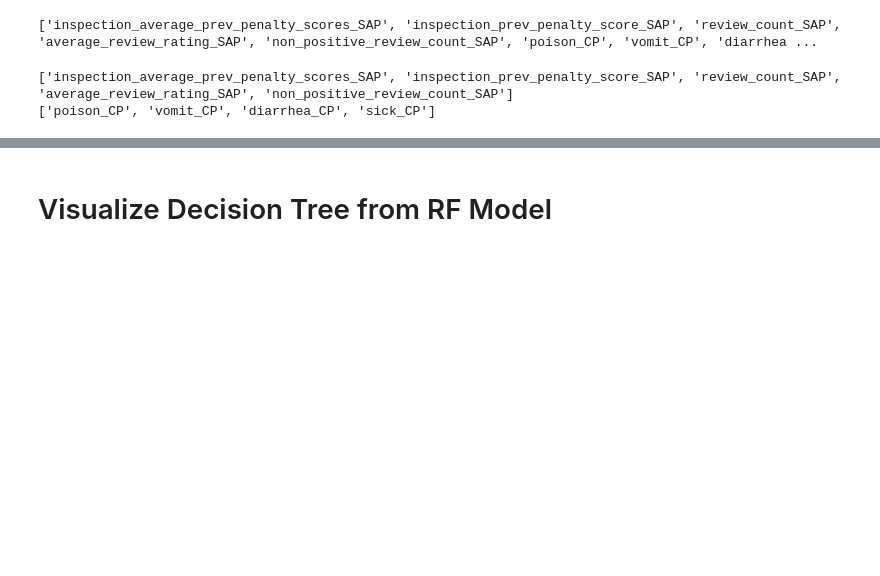
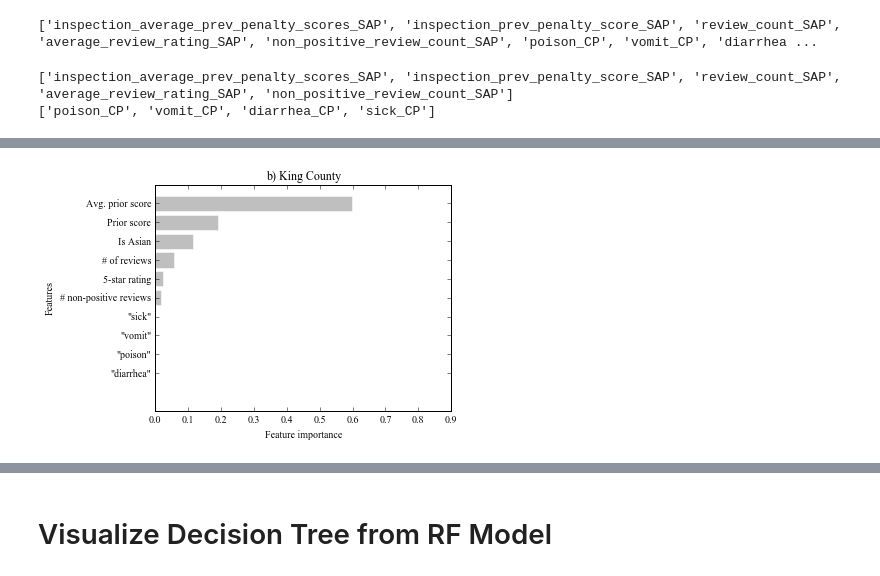
Before and after one commit to darg0001/Bias, a Jupyter notebook: code/b_PopeSydnor/2_KC_NY_analysis/d1_PS_Hyperparameters_FeatureImportance_TreeFigs_KC.ipynb, the cells around one changed output, grey strips where cells are left out. Saved outputs shown, nothing was run; the diff lists cells and outputs as text; code cells hidden in the pictures; blank space fills up the shorter version.

```diff
--- a/code/b_PopeSydnor/2_KC_NY_analysis/d1_PS_Hyperparameters_FeatureImportance_TreeFigs_KC.ipynb
+++ b/code/b_PopeSydnor/2_KC_NY_analysis/d1_PS_Hyperparameters_FeatureImportance_TreeFigs_KC.ipynb
@@ -194,12 +221,12 @@ print names
 # %%
 print SAP_cols
 print CP_cols
-names = ['avg. prior score',
-                    'prior score','# of reviews', '5-star rating', '# non-positive reviews',#'non-positive review count',
-                         '``poison''', '``vomit''',
-        '``diarrhea''', '``sick''',
+names = ['Avg. prior score',
+                    'Prior score','# of reviews', '5-star rating', '# non-positive reviews',#'non-positive review count',
+                         '\"poison\"', '\"vomit\"',
+        '\"diarrhea\"', '\"sick\"',
 
-        'is Asian']
+        'Is Asian']
 # %% [output]
 ['inspection_average_prev_penalty_scores_SAP', 'inspection_prev_penalty_score_SAP', 'review_count_SAP', 'average_review_rating_SAP', 'non_positive_review_count_SAP']
 ['poison_CP', 'vomit_CP', 'diarrhea_CP', 'sick_CP']
@@ -224,3 +259,17 @@ pp.close()
+# %%
+imp, names = zip(*sorted(zip(imp,names)))
+
+%matplotlib inline
+plt.barh(range(len(names)), imp, align = 'center', alpha = 0.5, edgecolor='white', color = 'gray')
+plt.yticks(range(len(names)), names)
+plt.xlabel('Feature importance')
+plt.title('b) King County')
+plt.ylabel('Features')
+plt.xlim(0,0.9)
+plt.tight_layout()
+plt.savefig('./figs/KingCounty_feature_importance.eps', format='eps', dpi=1000)
+# %% [output]
+[figure, added]
 # %%
 print imp
 print names
```
Also changed, not shown: parts of 11 cells of this notebook, 33 other files.
